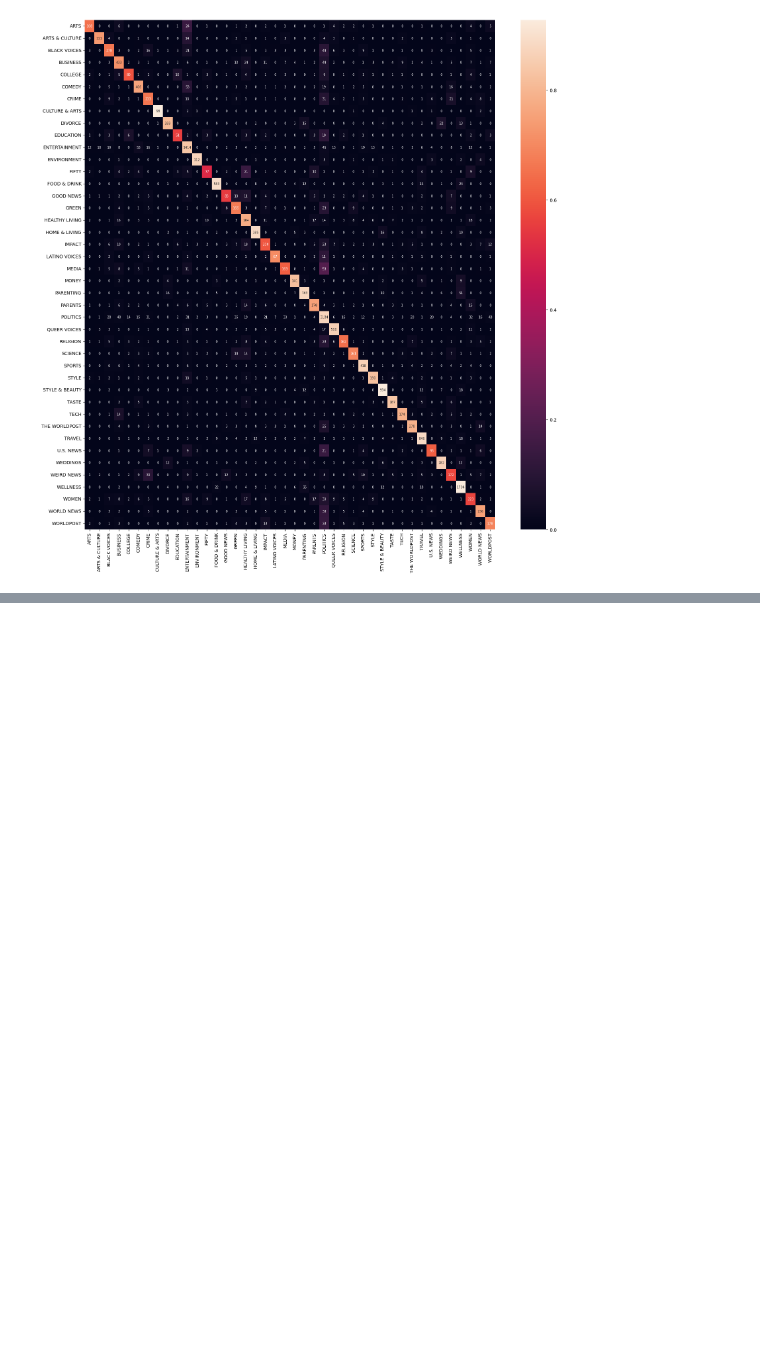
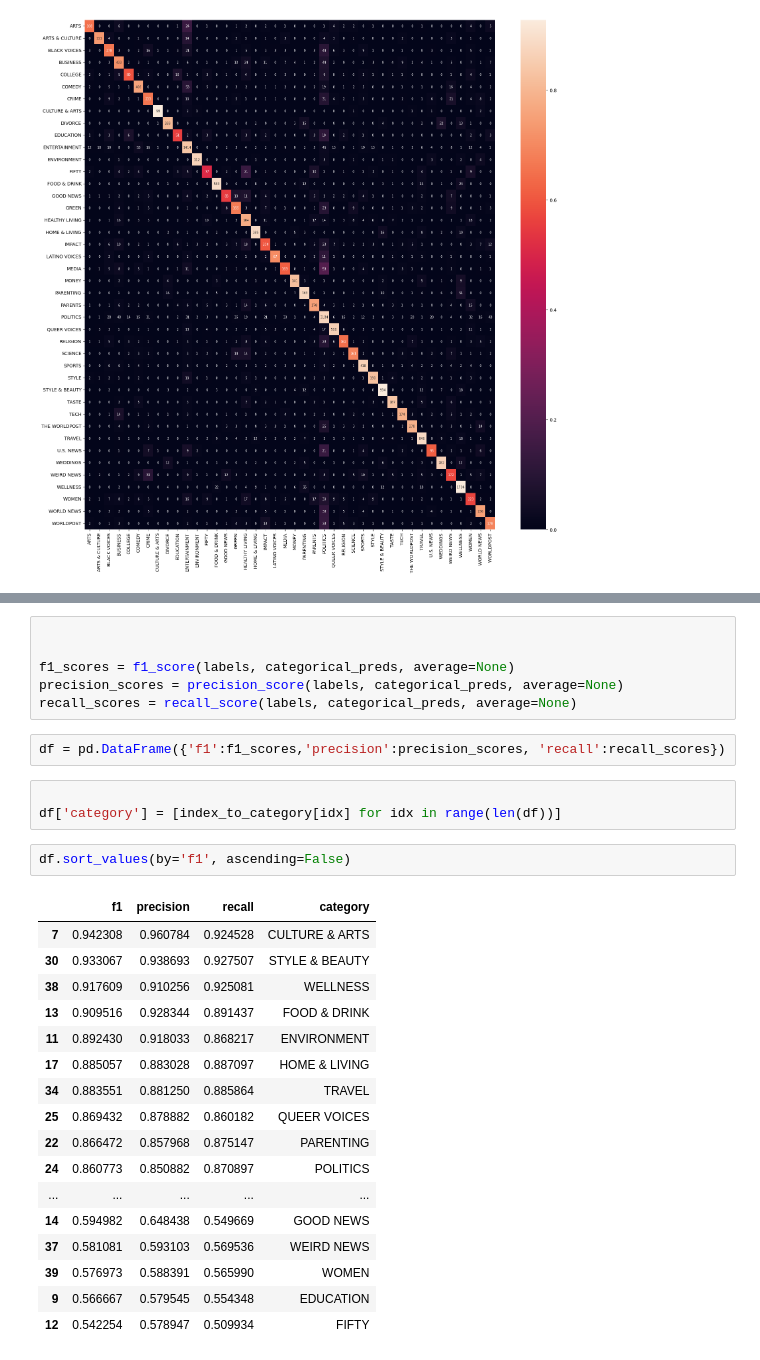
Before and after one commit to valera2444/news-category-prediction, a Jupyter notebook: error_analysis.ipynb, the cells around one changed output, grey strips where cells are left out. Saved outputs shown, nothing was run; the diff lists cells and outputs as text; blank space fills up the shorter version.

Commit message:
error-analysis Changes: - Precision, recall, f1 metrics explored

```diff
--- a/error_analysis.ipynb
+++ b/error_analysis.ipynb
@@ -98,0 +110,31 @@ sns.heatmap(cm_norm,
+# %%
+
+
+f1_scores = f1_score(labels, categorical_preds, average=None)
+precision_scores = precision_score(labels, categorical_preds, average=None)
+recall_scores = recall_score(labels, categorical_preds, average=None)
+# %%
+df = pd.DataFrame({'f1':f1_scores,'precision':precision_scores, 'recall':recall_scores})
+# %%
+
+df['category'] = [index_to_category[idx] for idx in range(len(df))]
+# %%
+df.sort_values(by='f1', ascending=False)
+# %% [output]
+|  | f1 | precision | recall | category |
+| 7 | 0.942308 | 0.960784 | 0.924528 | CULTURE & ARTS |
+| 30 | 0.933067 | 0.938693 | 0.927507 | STYLE & BEAUTY |
+| 38 | 0.917609 | 0.910256 | 0.925081 | WELLNESS |
+| 13 | 0.909516 | 0.928344 | 0.891437 | FOOD & DRINK |
+| 11 | 0.892430 | 0.918033 | 0.868217 | ENVIRONMENT |
+| 17 | 0.885057 | 0.883028 | 0.887097 | HOME & LIVING |
+| 34 | 0.883551 | 0.881250 | 0.885864 | TRAVEL |
+| 25 | 0.869432 | 0.878882 | 0.860182 | QUEER VOICES |
+| 22 | 0.866472 | 0.857968 | 0.875147 | PARENTING |
+| 24 | 0.860773 | 0.850882 | 0.870897 | POLITICS |
+| ... | ... | ... | ... | ... |
+| 14 | 0.594982 | 0.648438 | 0.549669 | GOOD NEWS |
+| 37 | 0.581081 | 0.593103 | 0.569536 | WEIRD NEWS |
+| 39 | 0.576973 | 0.588391 | 0.565990 | WOMEN |
+| 9 | 0.566667 | 0.579545 | 0.554348 | EDUCATION |
+| 12 | 0.542254 | 0.578947 | 0.509934 | FIFTY |
```
Also changed, not shown: parts of 2 cells of this notebook.
